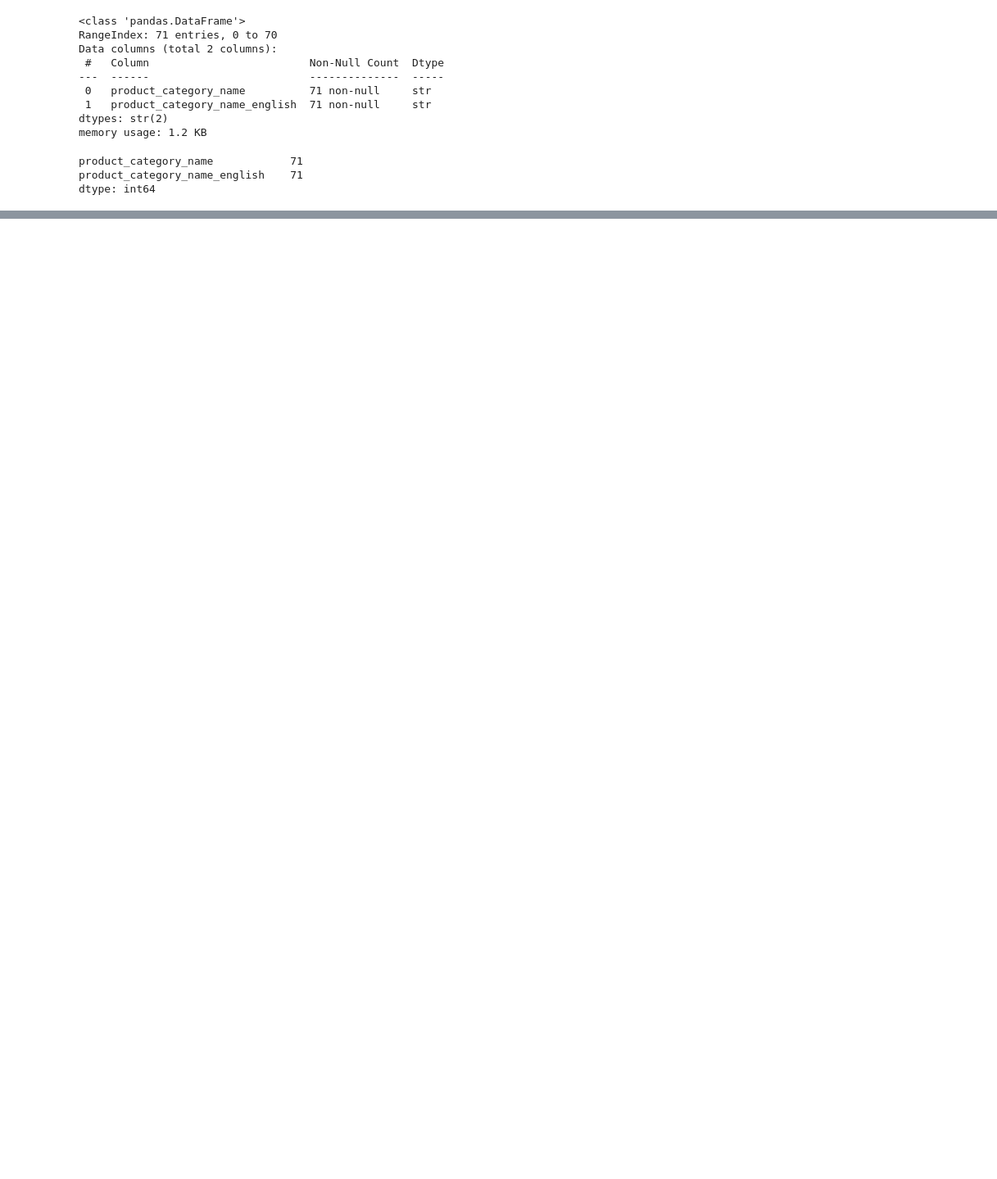
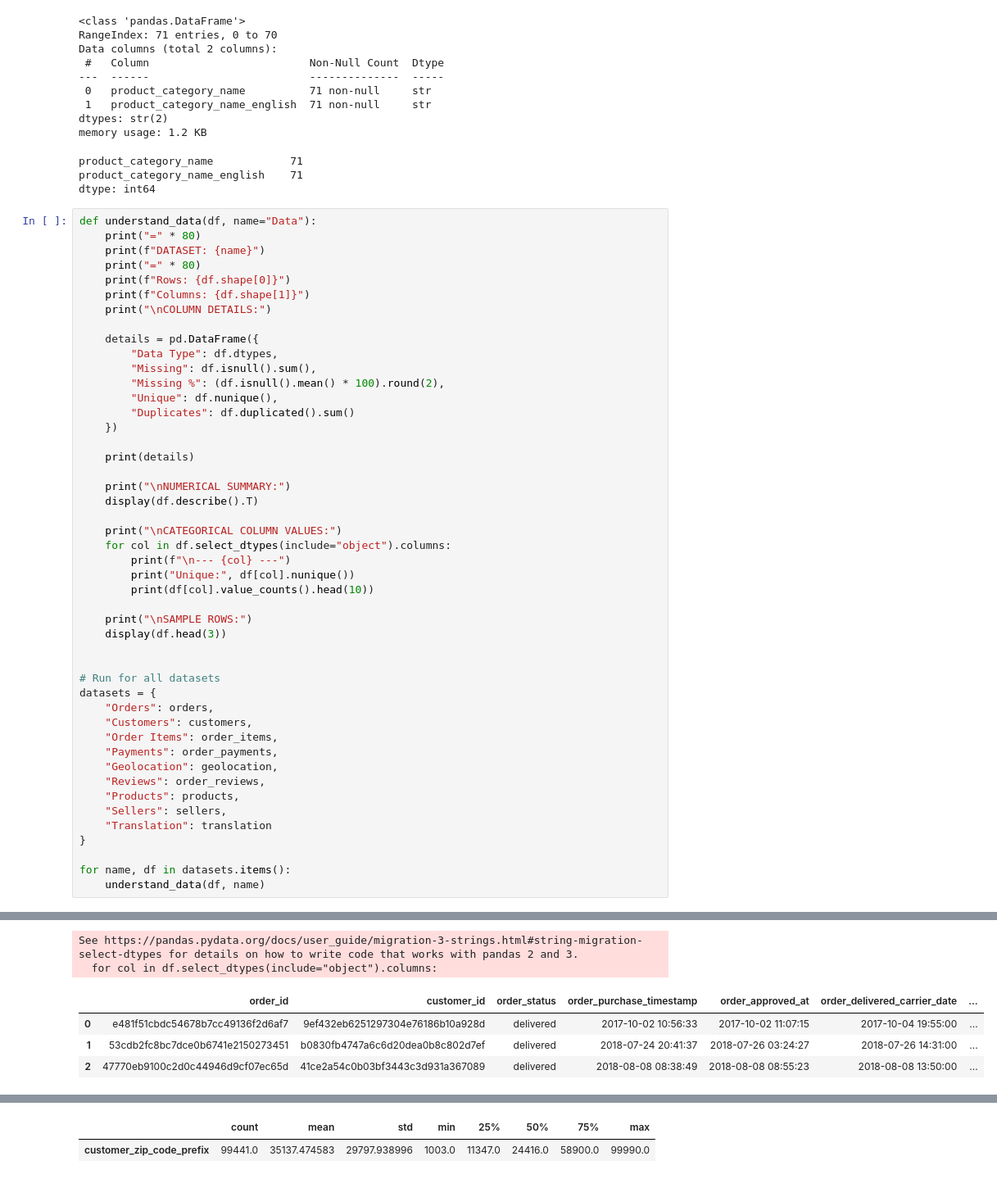
Before and after one commit to Prashantpd7/AI_ML, a Jupyter notebook: First_Project/notebooks/01_data_understanding.ipynb, the cells around one changed output, grey strips where cells are left out. Shown at 82% size. Cells and saved outputs as stored; diff of their text form; blank space fills up the shorter version.

```diff
--- a/First_Project/notebooks/01_data_understanding.ipynb
+++ b/First_Project/notebooks/01_data_understanding.ipynb
@@ -518,3 +518,51 @@ memory usage: 1.2 KB
 product_category_name            71
 product_category_name_english    71
 dtype: int64
+# %%
+def understand_data(df, name="Data"):
+    print("=" * 80)
+    print(f"DATASET: {name}")
+    print("=" * 80)
+    print(f"Rows: {df.shape[0]}")
+    print(f"Columns: {df.shape[1]}")
+    print("\nCOLUMN DETAILS:")
+
+    details = pd.DataFrame({
+        "Data Type": df.dtypes,
+        "Missing": df.isnull().sum(),
+        "Missing %": (df.isnull().mean() * 100).round(2),
+        "Unique": df.nunique(),
+        "Duplicates": df.duplicated().sum()
+    })
+
+    print(details)
+
+    print("\nNUMERICAL SUMMARY:")
+    display(df.describe().T)
+
+    print("\nCATEGORICAL COLUMN VALUES:")
+    for col in df.select_dtypes(include="object").columns:
+        print(f"\n--- {col} ---")
+        print("Unique:", df[col].nunique())
+        print(df[col].value_counts().head(10))
+
+    print("\nSAMPLE ROWS:")
+    display(df.head(3))
+
+
+# Run for all datasets
+datasets = {
+    "Orders": orders,
+    "Customers": customers,
+    "Order Items": order_items,
+    "Payments": order_payments,
+    "Geolocation": geolocation,
+    "Reviews": order_reviews,
+    "Products": products,
+    "Sellers": sellers,
+    "Translation": translation
+}
+
+for name, df in datasets.items():
+    understand_data(df, name)
+# %% [output]
@@ -520,0 +605,6 @@ dtype: int64
+See https://pandas.pydata.org/docs/user_guide/migration-3-strings.html#string-migration-select-dtypes for details on how to write code that works with pandas 2 and 3.
+  for col in df.select_dtypes(include="object").columns:
+|  | order_id | customer_id | order_status | order_purchase_timestamp | order_approved_at | order_delivered_carrier_date | ... |
+| 0 | e481f51cbdc54678b7cc49136f2d6af7 | 9ef432eb6251297304e76186b10a928d | delivered | 2017-10-02 10:56:33 | 2017-10-02 11:07:15 | 2017-10-04 19:55:00 | ... |
+| 1 | 53cdb2fc8bc7dce0b6741e2150273451 | b0830fb4747a6c6d20dea0b8c802d7ef | delivered | 2018-07-24 20:41:37 | 2018-07-26 03:24:27 | 2018-07-26 14:31:00 | ... |
+| 2 | 47770eb9100c2d0c44946d9cf07ec65d | 41ce2a54c0b03bf3443c3d931a367089 | delivered | 2018-08-08 08:38:49 | 2018-08-08 08:55:23 | 2018-08-08 13:50:00 | ... |
@@ -520,0 +626,2 @@ dtype: int64
+|  | count | mean | std | min | 25% | 50% | 75% | max |
+| customer_zip_code_prefix | 99441.0 | 35137.474583 | 29797.938996 | 1003.0 | 11347.0 | 24416.0 | 58900.0 | 99990.0 |
```
Also changed, not shown: parts of 26 cells of this notebook.
